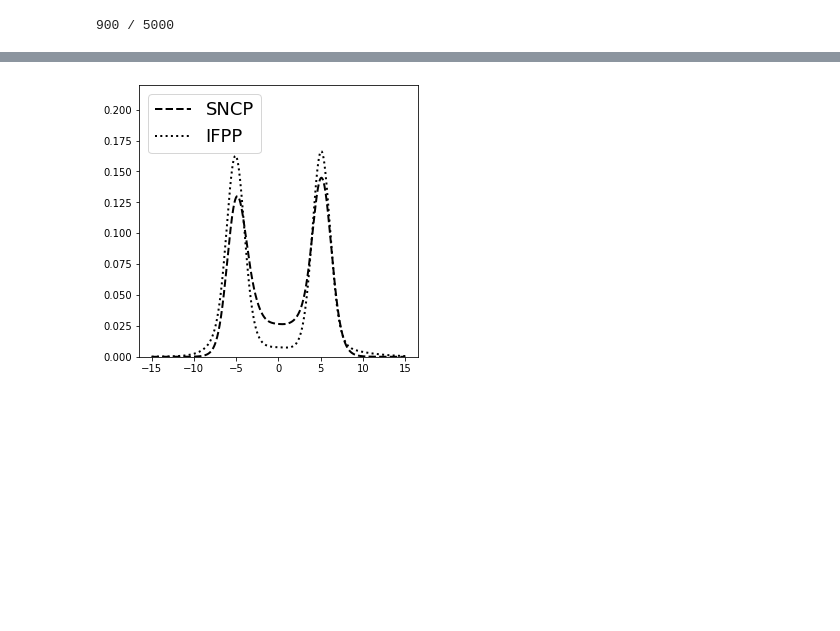
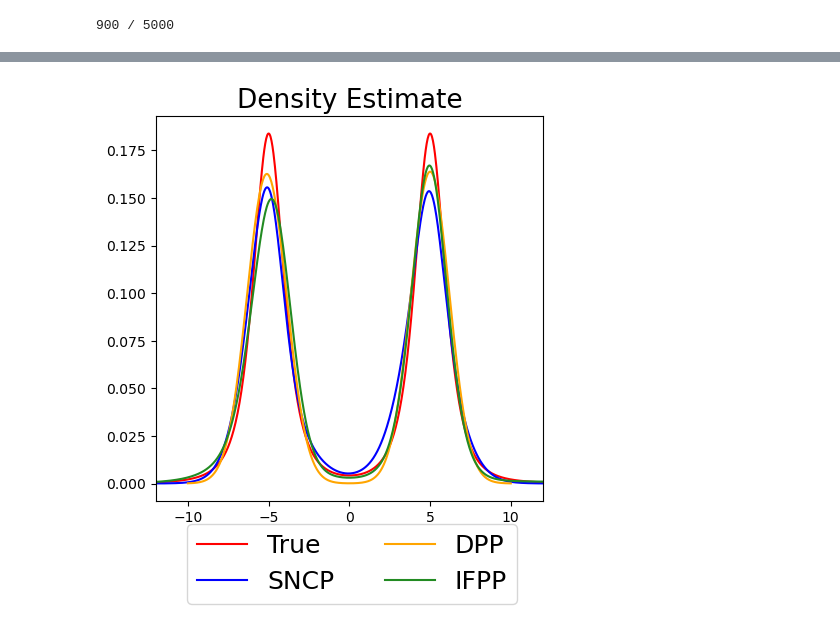
Before and after one commit to mberaha/interacting_mixtures, a Jupyter notebook: SNCP Simulation.ipynb, the cells around one changed output, grey strips where cells are left out. Saved outputs shown, nothing was run; the diff lists cells and outputs as text; code cells hidden in the pictures; blank space fills up the shorter version.

```diff
--- a/SNCP Simulation.ipynb
+++ b/SNCP Simulation.ipynb
@@ -104,7 +127,7 @@ from joblib import Parallel, delayed
 
 
 eval_dens = Parallel(n_jobs=4)(
-    delayed(lambda x: get_dens(x, grid))(x) for x in states)
+    delayed(lambda x: get_dens(x, grid))(x) for x in states[1:])
 # %%
 eval_dens = np.vstack(eval_dens)
 eval_dens.shape
@@ -181,3 +195,7 @@ Computing Frobenius norm error...
+# %%
+numcluschain_dp = np.loadtxt("./out/n_clus.csv")
+log_dens_dp = np.loadtxt("./out/eval_dens.csv", delimiter=",")
+cluschain_dp = np.loadtxt("./out/clus.csv", delimiter=",").astype(int)
 # %%
 from scipy.cluster.hierarchy import linkage
 
@@ -231,0 +223,7 @@ axes[3].legend(fontsize=18, ncol=1)
+# %%
+import pickle
+
+with open("/Users/marioberaha/papers/published/repulsive_mcmc/submission_code/data/t_out_repulsive.pickle", "rb") as fp:
+    repulsive_fit = pickle.load(fp)
+
+repulsive_fit.keys()
@@ -257,14 +286,20 @@ plt.legend(fontsize=18)
+# %%
+true_dens = 0.5 * tfd.StudentT(3, -5, 1).prob(grid) + 0.5 * tfd.StudentT(3, 5, 1).prob(grid)
 # %%
 figure = plt.figure(figsize=(5, 5))
 
-plt.plot(grid, np.mean(eval_dens, axis=0), "--", lw=2, color="black", label="SNCP")
-plt.plot(grid, np.mean(np.exp(log_dens_dp), axis=0), ":", lw=2,  color="black", label="IFPP")
-plt.ylim(0, 0.22)
-plt.legend(fontsize=18, ncol=1)
+plt.plot(grid, true_dens, color="red", label="True")
+plt.plot(grid, np.mean(eval_dens, axis=0), color="blue", label="SNCP")
+plt.plot(repulsive_fit["xgrid"], np.mean(repulsive_fit["dens_dpp"], axis=0),
+          color="orange", label="DPP")
 
-#plt.savefig("sncp_simulation_d.pdf", bbox_inches="tight")
+plt.plot(grid, np.mean(np.exp(log_dens_dp), axis=0),  color="forestgreen", label="IFPP")
+plt.xlim(-12, 12)
+plt.legend(fontsize=18, ncol=2, loc="lower left", bbox_to_anchor=(0.05, -0.3))
+plt.title("Density Estimate", fontsize=19)
+plt.savefig("sncp_simulation_d.pdf", bbox_inches="tight")
 # %% [output]
-[figure, old version]
+[figure, new version]
 # %%
 fig, axes = plt.subplots(nrows=1, ncols=4, figsize=(20, 5))
 
```
Also changed, not shown: parts of 33 cells of this notebook, 3 other files.
